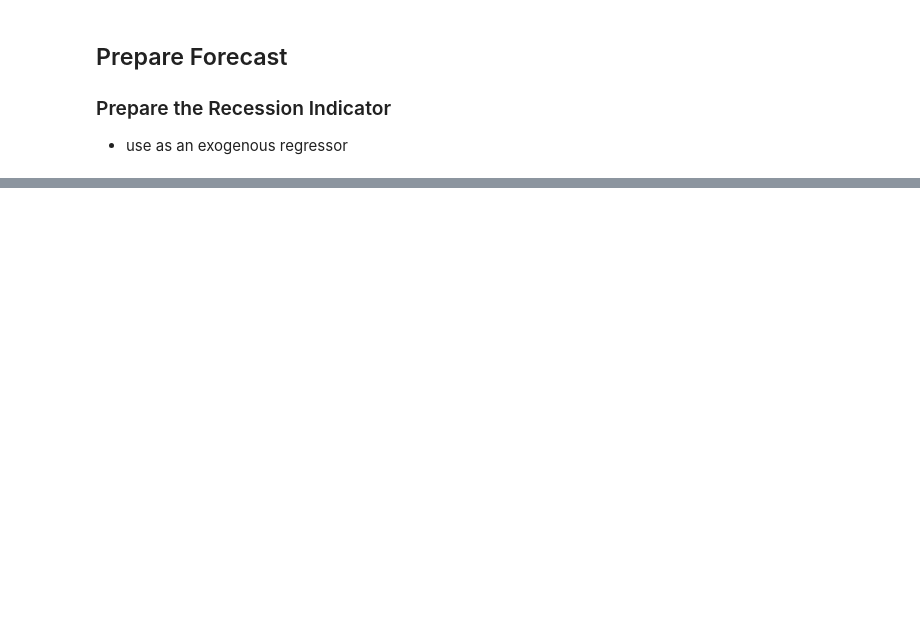
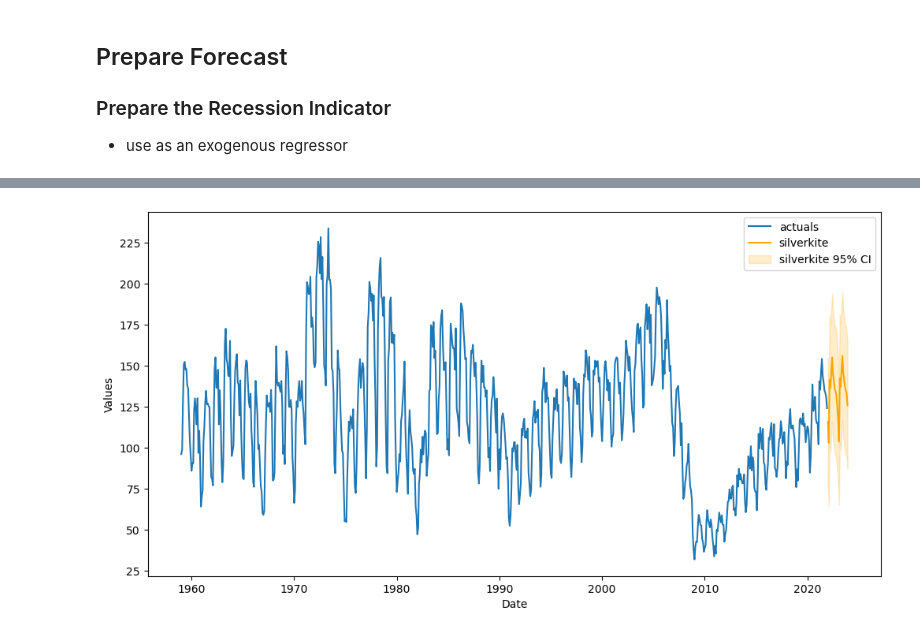
Before and after one commit to mikekeith52/scalecast-examples, a Jupyter notebook: silverkite/silverkite.ipynb, the cells around one changed output, grey strips where cells are left out. Drawn from its saved outputs; the diff is of its cells as text; code cells hidden in the pictures; blank space fills up the shorter version.

```diff
--- a/silverkite/silverkite.ipynb
+++ b/silverkite/silverkite.ipynb
@@ -254,0 +170,5 @@ Contributions related to understanding and improving this model are welcome.
+# %%
+f.plot(ci=True)
+plt.show()
+# %% [output]
+[figure, added]
```
Also changed, not shown: parts of 52 cells of this notebook.
